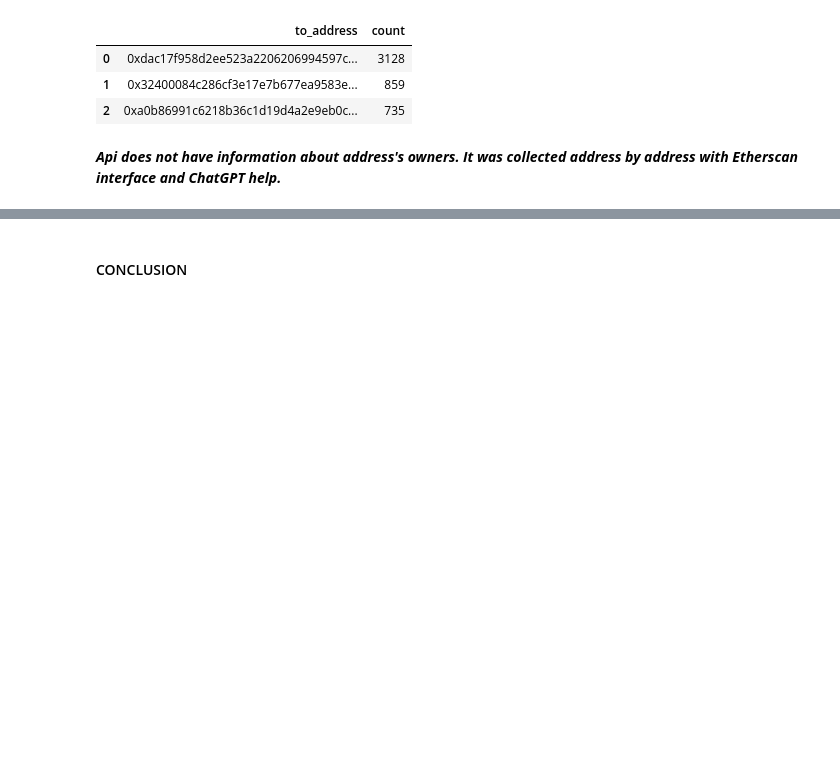
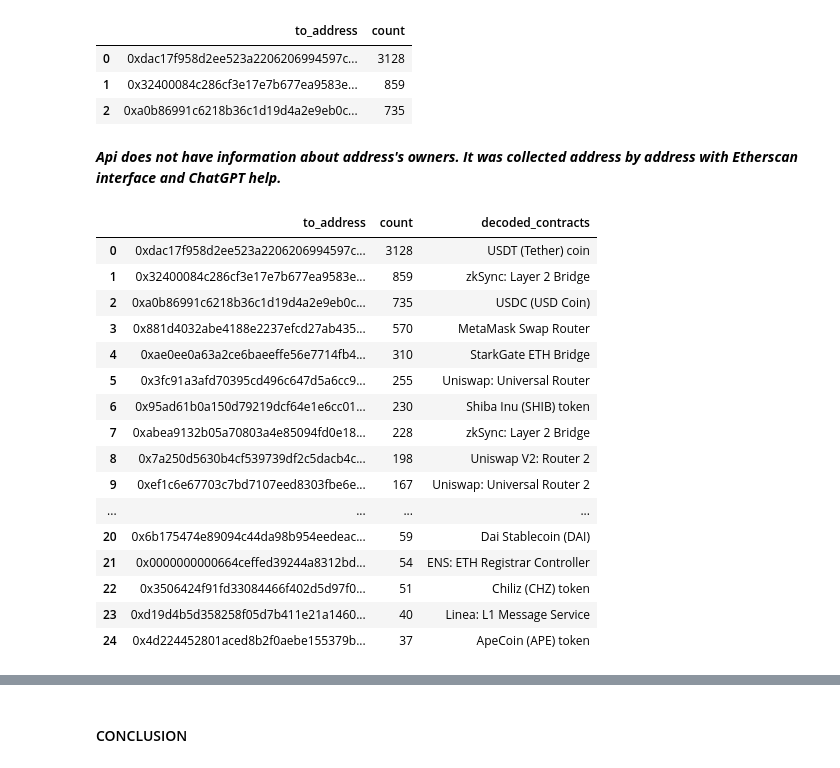
Before and after one commit to diachkina/blockchain_ethereum_project, a Jupyter notebook: ethereum_analysis.ipynb, the cells around one changed output, grey strips where cells are left out. Drawn from its saved outputs; the diff is of its cells as text; code cells hidden in the pictures; blank space fills up the shorter version.

```diff
--- a/ethereum_analysis.ipynb
+++ b/ethereum_analysis.ipynb
@@ -238,3 +238,3 @@ df[(df['transactions_purpose'] == 'User-to-User Transfers') & (df['value'] == 0.
 # %%
-top25_addresses = df[df['function'] != 'Transfer'].to_address.value_counts().head(25).reset_index()
+top25_contracts = df[(df['function'] != 'Transfer') & (df['to_address'] != 'Contract')].to_address.value_counts().head(25).reset_index()
 # %%
@@ -279 +279,21 @@ top25_addresses['decoded_address'] = top25_addresses['to_address'].map(address_d
+# %%
+top25_contracts
+# %% [output]
+|  | to_address | count | decoded_contracts |
+| 0 | 0xdac17f958d2ee523a2206206994597c... | 3128 | USDT (Tether) coin |
+| 1 | 0x32400084c286cf3e17e7b677ea9583e... | 859 | zkSync: Layer 2 Bridge |
+| 2 | 0xa0b86991c6218b36c1d19d4a2e9eb0c... | 735 | USDC (USD Coin) |
+| 3 | 0x881d4032abe4188e2237efcd27ab435... | 570 | MetaMask Swap Router |
+| 4 | 0xae0ee0a63a2ce6baeeffe56e7714fb4... | 310 | StarkGate ETH Bridge |
+| 5 | 0x3fc91a3afd70395cd496c647d5a6cc9... | 255 | Uniswap: Universal Router |
+| 6 | 0x95ad61b0a150d79219dcf64e1e6cc01... | 230 | Shiba Inu (SHIB) token |
+| 7 | 0xabea9132b05a70803a4e85094fd0e18... | 228 | zkSync: Layer 2 Bridge |
+| 8 | 0x7a250d5630b4cf539739df2c5dacb4c... | 198 | Uniswap V2: Router 2 |
+| 9 | 0xef1c6e67703c7bd7107eed8303fbe6e... | 167 | Uniswap: Universal Router 2 |
+| ... | ... | ... | ... |
+| 20 | 0x6b175474e89094c44da98b954eedeac... | 59 | Dai Stablecoin (DAI) |
+| 21 | 0x0000000000664ceffed39244a8312bd... | 54 | ENS: ETH Registrar Controller |
+| 22 | 0x3506424f91fd33084466f402d5d97f0... | 51 | Chiliz (CHZ) token |
+| 23 | 0xd19d4b5d358258f05d7b411e21a1460... | 40 | Linea: L1 Message Service |
+| 24 | 0x4d224452801aced8b2f0aebe155379b... | 37 | ApeCoin (APE) token |
 # %%
```
Also changed, not shown: parts of 9 cells of this notebook.
